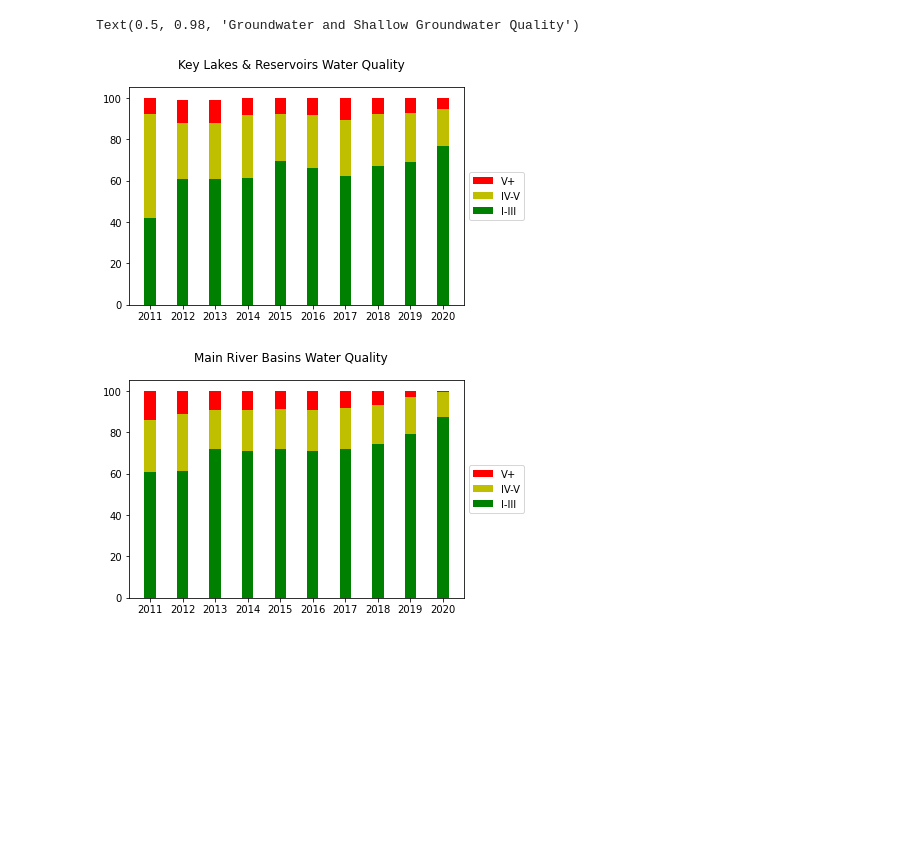
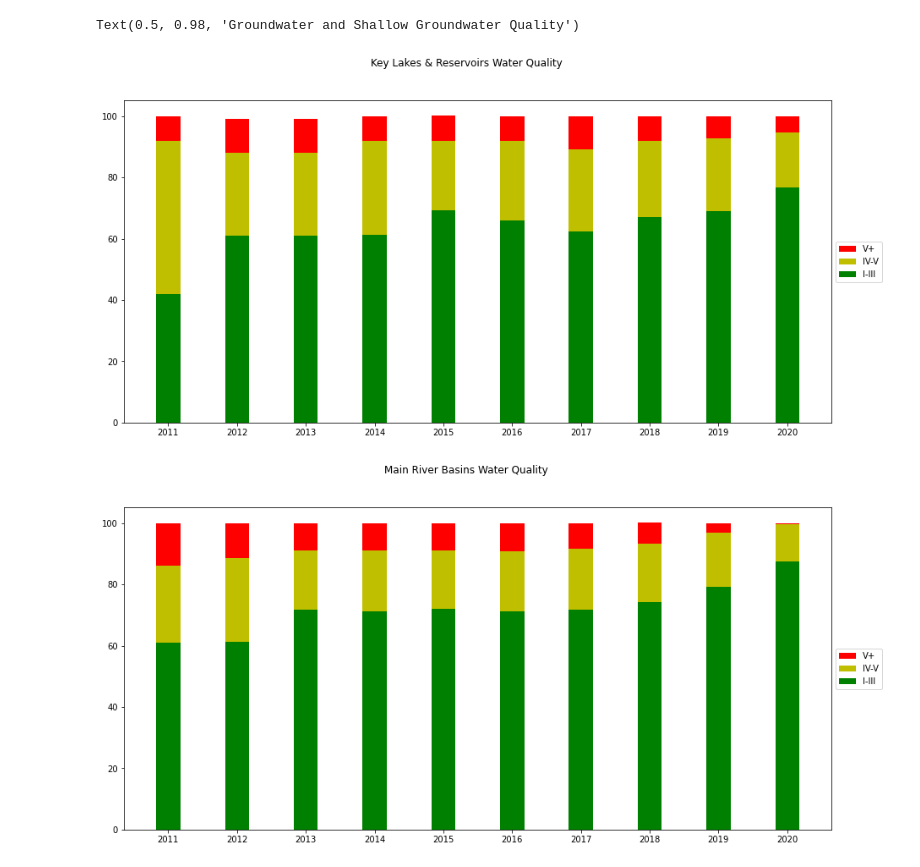
Before and after one commit to nmharmon8/TheAdventuresOfAliceAndBobPosts, a Jupyter notebook: china_water_problem_data/ChinaWaterDataPlots.ipynb, the cells around one changed output. Drawn from its saved outputs; the diff is of its cells as text; code cells hidden in the pictures; blank space fills up the shorter version.

Commit message:
Added more plots

```diff
--- a/china_water_problem_data/ChinaWaterDataPlots.ipynb
+++ b/china_water_problem_data/ChinaWaterDataPlots.ipynb
@@ -17,7 +18,7 @@ water_withdrawals_total = "water_withdrawals_total.csv"
 # %%
 
 def water_quality_bar_chart(years, worst, bad, good):
-    fig, ax = plt.subplots()
+    fig, ax = plt.subplots(figsize=(15,7))
     worst, bad, good = np.array(worst), np.array(bad), np.array(good)
     x = np.arange(len(years))  # the label locations
     width = 0.35  # the width of the bars
@@ -37,32 +38,32 @@ years = [x['year'] for x in water_quality_data]
 key_lakes_and_reservoirs = [x['Key Lakes & Reservoirs'] for x in water_quality_data]
 worst, bad, good = zip(*[(x['V+'], x['IV-V'], x['I-III']) for x in key_lakes_and_reservoirs])
 fig, ax = water_quality_bar_chart(years, worst, bad, good)
 fig.suptitle('Key Lakes & Reservoirs Water Quality')
 
 main_river_basins = [x['Main River Basins'] for x in water_quality_data]
 worst, bad, good = zip(*[(x['V+'], x['IV-V'], x['I-III']) for x in main_river_basins])
 fig, ax = water_quality_bar_chart(years, worst, bad, good)
 fig.suptitle('Main River Basins Water Quality')
 
 water_quality_data
 
 groundwater_and_shallow_grounwater = [x['Groundwater & shallow groundwater'] for x in water_quality_data]
 def remap_data(x):
     if 'Very Bad' in x:
         x = {
             'V+': x['Very Bad'],
             'IV-V': x['Bad'],
             'I-III': x['Satisfactory'] + x['Good'] + x['Excellent'],
         }
     return x
 
 groundwater_and_shallow_grounwater = [remap_data(x) for x in groundwater_and_shallow_grounwater]
 
 
 worst, bad, good = zip(*[(x['V+'], x['IV-V'], x['I-III']) for x in groundwater_and_shallow_grounwater])
 fig, ax = water_quality_bar_chart(years, worst, bad, good)
 fig.suptitle('Groundwater and Shallow Groundwater Quality')
 # %% [output]
 Text(0.5, 0.98, 'Groundwater and Shallow Groundwater Quality')
-[figure, old version]
+[figure, new version]
-[figure, old version]
+[figure, new version]
```
Also changed, not shown: parts of 8 cells of this notebook, 1 other file.
